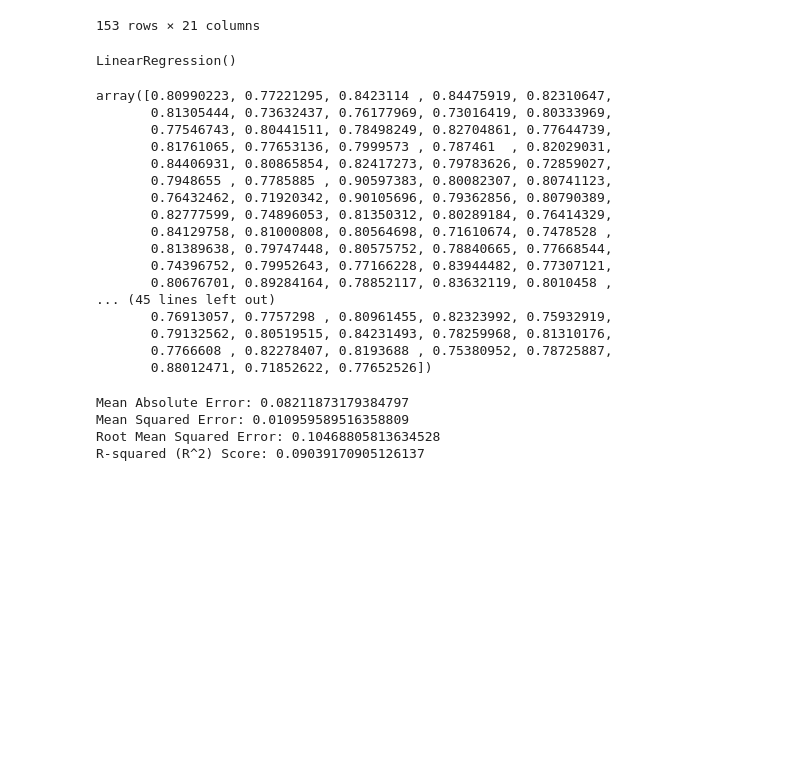
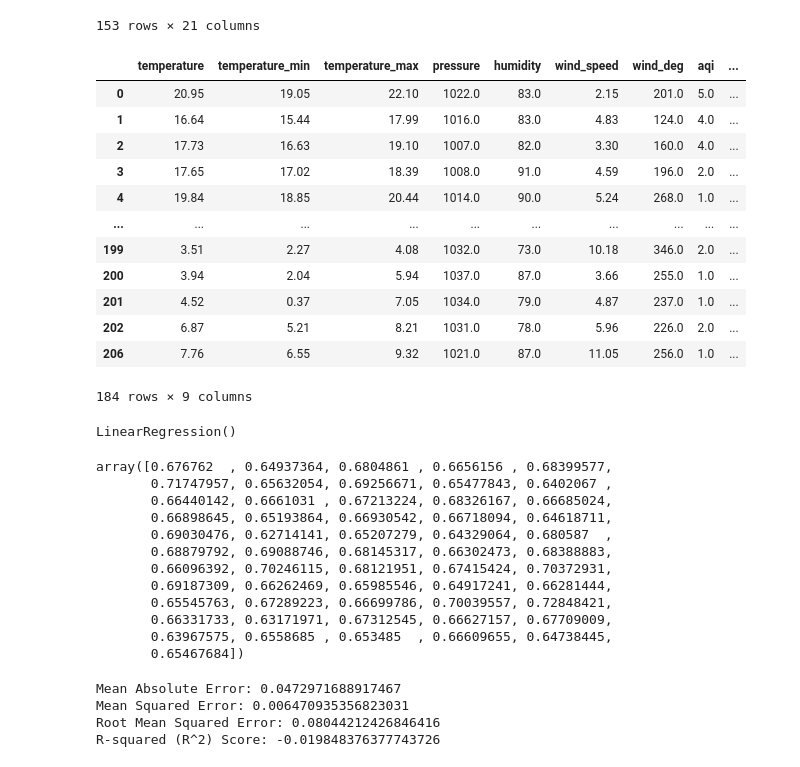
Before and after one commit to Paktion/asthmapredictor, a Jupyter notebook: CSVReader.ipynb, the cells around one changed output. Saved outputs shown, nothing was run; the diff lists cells and outputs as text; code cells hidden in the pictures; blank space fills up the shorter version.

```diff
--- a/CSVReader.ipynb
+++ b/CSVReader.ipynb
@@ -111,40 +112,37 @@ for i in list_of_user_keys:
 # %%
 
 import pandas as pd
 
 def clean_dataset(df):
     assert isinstance(df, pd.DataFrame), "df needs to be a pd.DataFrame"
     df.dropna(inplace=True)
     indices_to_keep = ~df.isin([np.nan, np.inf, -np.inf]).any(axis=1)
     return df[indices_to_keep].astype(np.float64)
 
 
 dataset_190= pd.read_csv("AsthmaFiles/190.csv")
 z = dataset_190["pef_max"].max()
 # z = 575
 dataset_190 = dataset_190.drop(["weed_pollen","tree_pollen","grass_pollen"],axis=1)
 dataset_190=clearned_dataset_190 = clean_dataset(dataset_190)
 dataset_190
 y = dataset_190["pef_max"].apply(lambda x: x/z)
 x = dataset_190.drop(["pef_max","date","hour","user_key","co","no","no2","o3","so2","pm2_5","pm10","nh3"],axis=1)
-
-def read_all_and_merge():
-    x = pd.DataFrame()
-    for i in list_of_user_keys:
-        dataset = pd.read_csv(f"AsthmaFiles/{int(i)}.csv")
-        dataset = dataset.drop(["weed_pollen","tree_pollen","grass_pollen"],axis=1)
-        dataset = clean_dataset(dataset)
-        max_for_user = dataset["pef_max"].max()
-        dataset["pef_max"] = dataset["pef_max"].apply(lambda x: x/int(max_for_user))
-        dataset = dataset.drop(["date","hour","user_key","co","no","no2","o3","so2","pm2_5","pm10","nh3"],axis=1)
-        x = pd.concat([x,dataset])
-
-    return x
-
-x = read_all_and_merge()
-x.to_csv("AsthmaFiles/merged.csv",index=False)
-y = x["pef_max"]
-x = x.drop(["pef_max"],axis=1)
+x
+# %% [output]
+|  | temperature | temperature_min | temperature_max | pressure | humidity | wind_speed | wind_deg | aqi | ... |
+| 0 | 20.95 | 19.05 | 22.10 | 1022.0 | 83.0 | 2.15 | 201.0 | 5.0 | ... |
+| 1 | 16.64 | 15.44 | 17.99 | 1016.0 | 83.0 | 4.83 | 124.0 | 4.0 | ... |
+| 2 | 17.73 | 16.63 | 19.10 | 1007.0 | 82.0 | 3.30 | 160.0 | 4.0 | ... |
+| 3 | 17.65 | 17.02 | 18.39 | 1008.0 | 91.0 | 4.59 | 196.0 | 2.0 | ... |
+| 4 | 19.84 | 18.85 | 20.44 | 1014.0 | 90.0 | 5.24 | 268.0 | 1.0 | ... |
+| ... | ... | ... | ... | ... | ... | ... | ... | ... | ... |
+| 199 | 3.51 | 2.27 | 4.08 | 1032.0 | 73.0 | 10.18 | 346.0 | 2.0 | ... |
+| 200 | 3.94 | 2.04 | 5.94 | 1037.0 | 87.0 | 3.66 | 255.0 | 1.0 | ... |
+| 201 | 4.52 | 0.37 | 7.05 | 1034.0 | 79.0 | 4.87 | 237.0 | 1.0 | ... |
+| 202 | 6.87 | 5.21 | 8.21 | 1031.0 | 78.0 | 5.96 | 226.0 | 2.0 | ... |
+| 206 | 7.76 | 6.55 | 9.32 | 1021.0 | 87.0 | 11.05 | 256.0 | 1.0 | ... |
+184 rows × 9 columns
 # %%
 from sklearn.model_selection import train_test_split
 
@@ -160,23 +158,18 @@ LinearRegression()
 y_pred = model.predict(x_test)
 y_pred
 # %% [output]
-array([0.80990223, 0.77221295, 0.8423114 , 0.84475919, 0.82310647,
-       0.81305444, 0.73632437, 0.76177969, 0.73016419, 0.80333969,
-       0.77546743, 0.80441511, 0.78498249, 0.82704861, 0.77644739,
-       0.81761065, 0.77653136, 0.7999573 , 0.787461  , 0.82029031,
-       0.84406931, 0.80865854, 0.82417273, 0.79783626, 0.72859027,
-       0.7948655 , 0.7785885 , 0.90597383, 0.80082307, 0.80741123,
-       0.76432462, 0.71920342, 0.90105696, 0.79362856, 0.80790389,
-       0.82777599, 0.74896053, 0.81350312, 0.80289184, 0.76414329,
-       0.84129758, 0.81000808, 0.80564698, 0.71610674, 0.7478528 ,
-       0.81389638, 0.79747448, 0.80575752, 0.78840665, 0.77668544,
-       0.74396752, 0.79952643, 0.77166228, 0.83944482, 0.77307121,
-       0.80676701, 0.89284164, 0.78852117, 0.83632119, 0.8010458 ,
-... (45 lines left out)
-       0.76913057, 0.7757298 , 0.80961455, 0.82323992, 0.75932919,
-       0.79132562, 0.80519515, 0.84231493, 0.78259968, 0.81310176,
-       0.7766608 , 0.82278407, 0.8193688 , 0.75380952, 0.78725887,
-       0.88012471, 0.71852622, 0.77652526])
+array([0.676762  , 0.64937364, 0.6804861 , 0.6656156 , 0.68399577,
+       0.71747957, 0.65632054, 0.69256671, 0.65477843, 0.6402067 ,
+       0.66440142, 0.6661031 , 0.67213224, 0.68326167, 0.66685024,
+       0.66898645, 0.65193864, 0.66930542, 0.66718094, 0.64618711,
+       0.69030476, 0.62714141, 0.65207279, 0.64329064, 0.680587  ,
+       0.68879792, 0.69088746, 0.68145317, 0.66302473, 0.68388883,
+       0.66096392, 0.70246115, 0.68121951, 0.67415424, 0.70372931,
+       0.69187309, 0.66262469, 0.65985546, 0.64917241, 0.66281444,
+       0.65545763, 0.67289223, 0.66699786, 0.70039557, 0.72848421,
+       0.66331733, 0.63171971, 0.67312545, 0.66627157, 0.67709009,
+       0.63967575, 0.6558685 , 0.653485  , 0.66609655, 0.64738445,
+       0.65467684])
 # %%
 from sklearn.metrics import mean_absolute_error, mean_squared_error, r2_score
 
@@ -191,7 +184,7 @@ print(f'Mean Squared Error: {mse}')
 print(f'Root Mean Squared Error: {rmse}')
 print(f'R-squared (R^2) Score: {r2}')
 # %% [output]
-Mean Absolute Error: 0.08211873179384797
-Mean Squared Error: 0.010959589516358809
-Root Mean Squared Error: 0.10468805813634528
-R-squared (R^2) Score: 0.09039170905126137
+Mean Absolute Error: 0.0472971688917467
+Mean Squared Error: 0.006470935356823031
+Root Mean Squared Error: 0.08044212426846416
+R-squared (R^2) Score: -0.019848376377743726
```
Also changed, not shown: parts of 2 cells of this notebook.
